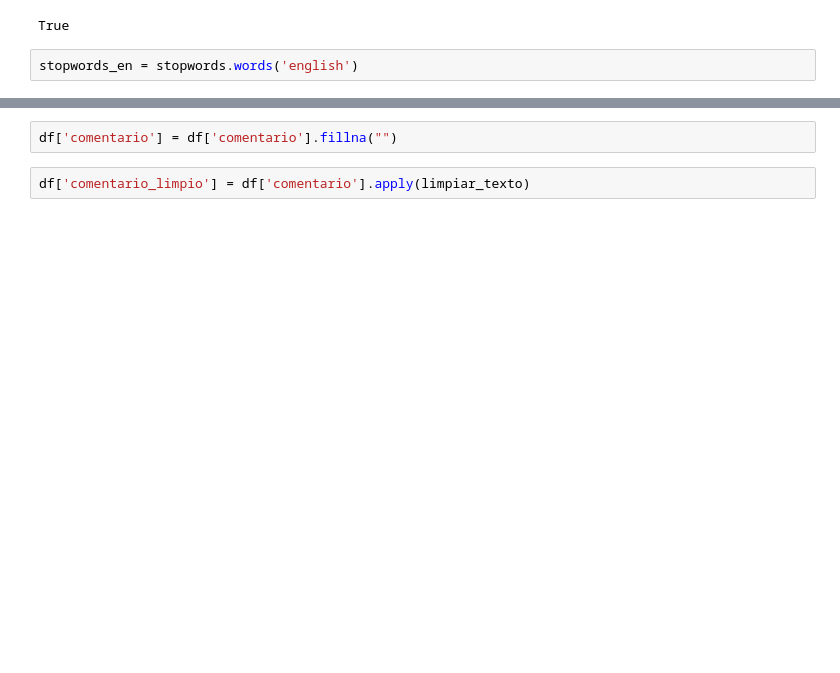
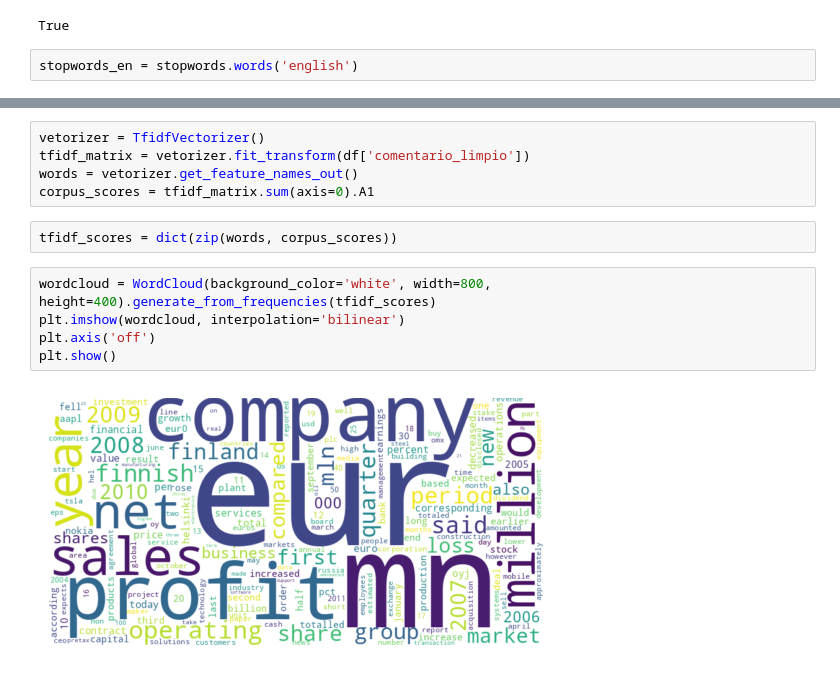
Before and after one commit to PzykoEich/proyecto_NLP, a Jupyter notebook: proyecto_copia.ipynb, the cells around one changed output, grey strips where cells are left out. Drawn from its saved outputs; the diff is of its cells as text; blank space fills up the shorter version.

```diff
--- a/proyecto_copia.ipynb
+++ b/proyecto_copia.ipynb
@@ -110,4 +129,14 @@ df['comentario'] = df['comentario'].astype(str)
-# %%
-df['comentario'] = df['comentario'].fillna("")
-# %%
-df['comentario_limpio'] = df['comentario'].apply(limpiar_texto)
+# %%
+vetorizer = TfidfVectorizer()
+tfidf_matrix = vetorizer.fit_transform(df['comentario_limpio'])
+words = vetorizer.get_feature_names_out()
+corpus_scores = tfidf_matrix.sum(axis=0).A1
+# %%
+tfidf_scores = dict(zip(words, corpus_scores))
+# %%
+wordcloud = WordCloud(background_color='white', width=800, height=400).generate_from_frequencies(tfidf_scores)
+plt.imshow(wordcloud, interpolation='bilinear')
+plt.axis('off')
+plt.show()
+# %% [output]
+[figure, added]
```
Also changed, not shown: parts of 29 cells of this notebook.
